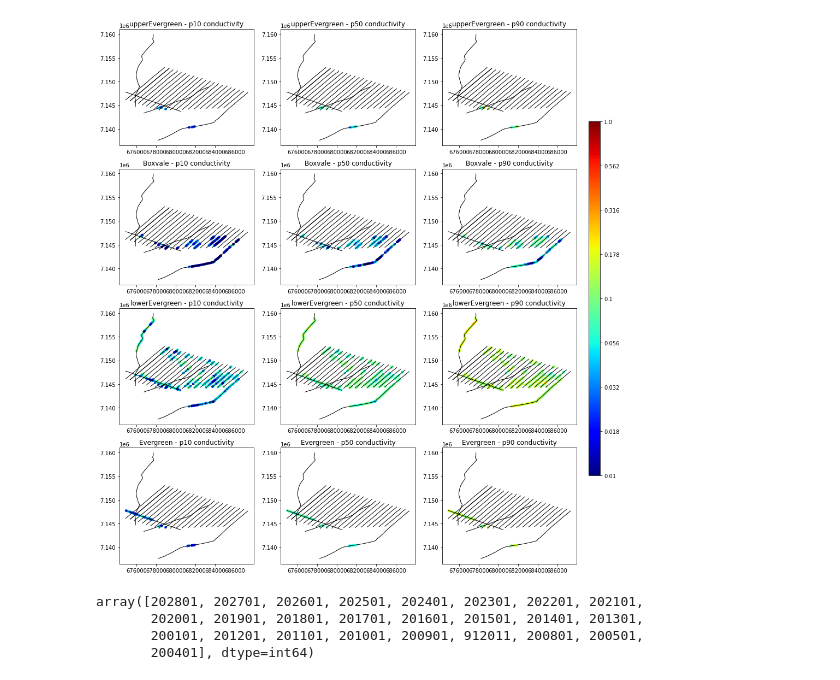
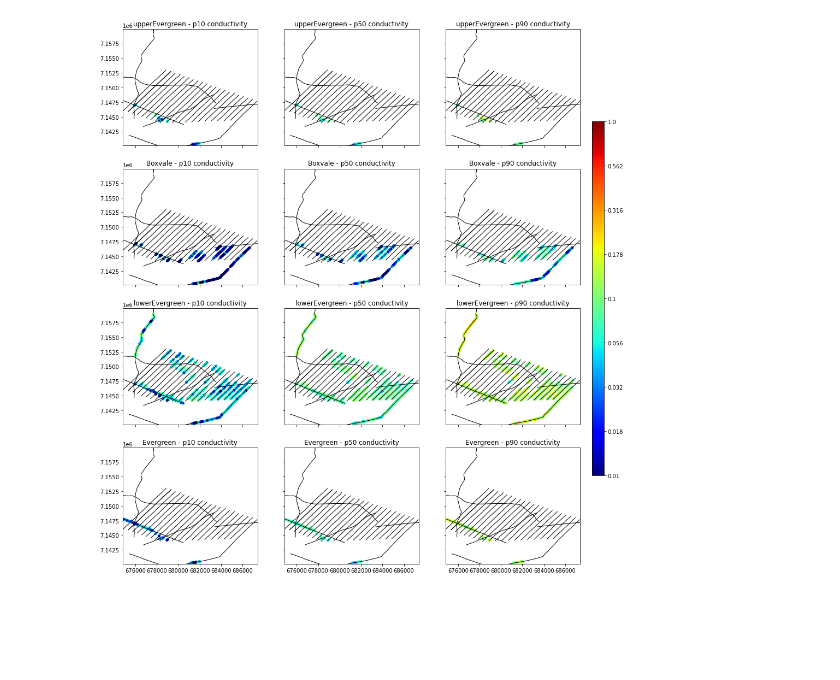
Before and after one commit to Neil-Symington/aem_interp_dash, a Jupyter notebook: workflow/calculate_conductance.ipynb, the cells around one changed output. Drawn from its saved outputs; the diff is of its cells as text; code cells hidden in the pictures; blank space fills up the shorter version.

```diff
--- a/workflow/calculate_conductance.ipynb
+++ b/workflow/calculate_conductance.ipynb
@@ -328,7 +343,7 @@ percentiles = ['p10', 'p50', 'p90']
 
 # Scatter plots for the points
 
-fig, ax_array = plt.subplots(4,3, figsize = (15,18))
+fig, ax_array = plt.subplots(4,3, figsize = (15,18),sharex = True, sharey = True)
 
 for i in range(4):
     for j in range(3):
@@ -337,6 +352,7 @@ for i in range(4):
             ax_array[i,j].plot(linestring.xy[0],
                      linestring.xy[1],
                      'k', linewidth = 1)
+
 
 
 
@@ -354,6 +370,11 @@ for i in range(4):
                                    vmin = np.log10(0.01),
                                    vmax = np.log10(1.), s = 15)
         ax_array[i,j].set_title(interface_list[i] + " - "  + percentiles[j] + " conductivity")
+        # set axis_limit
+        ax_array[i,j].set_xlim(df_conductance['easting'].min() - 100.,
+                               df_conductance['easting'].max() + 100.)
+        ax_array[i,j].set_ylim(df_conductance['northing'].min() - 100.,
+                               df_conductance['northing'].max() + 100.)
 
 fig.subplots_adjust(right=0.9)
 cbar_ax = fig.add_axes([0.92, 0.25, 0.02, 0.5])
@@ -363,40 +384,44 @@ cbar.ax.set_yticklabels([np.round(10**x,3) for x in cbar.ax.get_yticks()])
 plt.savefig(r'C:\temp\Precipice_conductance.png', dpi = 300)
 plt.close('all')
 
-fig, ax_array = plt.subplots(4,3, figsize = (15,18))
+fig, ax_array = plt.subplots(4,3, figsize = (15,18),sharex = True, sharey = True)
 
 for i in range(4):
     for j in range(3):
         for lin in rj.data['line'][:]:
             linestring  = lci.flight_lines[lin]
             ax_array[i,j].plot(linestring.xy[0],
                      linestring.xy[1],
                      'k', linewidth = 1)
 
 
 
 for i in range(4):
     for j in range(3):
         # subset by condition
         layer_mask = df_conductance['layer'] == interface_list[i+4]
 
         df_ss = df_conductance[layer_mask]
         im = ax_array[i, j].scatter(df_ss['easting'].values,
                                    df_ss['northing'].values,
                                    c = np.log10(df_ss['conductance_' + percentiles[j]].values),
                                    cmap = 'jet',
                                    vmin = np.log10(0.01),
                                    vmax = np.log10(1.), s = 15)
         ax_array[i,j].set_title(interface_list[i+4] + " - "  + percentiles[j] + " conductivity")
+        ax_array[i,j].set_xlim(df_conductance['easting'].min() - 100.,
+                               df_conductance['easting'].max() + 100.)
+        ax_array[i,j].set_ylim(df_conductance['northing'].min() - 100.,
+                               df_conductance['northing'].max() + 100.)
 
 fig.subplots_adjust(right=0.9)
 cbar_ax = fig.add_axes([0.92, 0.25, 0.02, 0.5])
 
 cbar = fig.colorbar(im, cax=cbar_ax)
 cbar.ax.set_yticklabels([np.round(10**x,3) for x in cbar.ax.get_yticks()])
 plt.savefig(r'C:\temp\Evergeen_conductance.png', dpi = 300)
 # %% [output]
-[figure, old version]
+[figure, new version]
 # %%
 # Now lets write out a geodataframe
 
@@ -423,10 +448,3 @@ for item in interface_list:
 mask = np.isin(gdf_lines['lineNumber'].values, df_interp["line"].unique())
 
 gdf_lines[mask].to_file(outfile, layer='flightLines', driver="GPKG")
-# %%
-df_interp["line"].unique()
-# %% [output]
-array([202801, 202701, 202601, 202501, 202401, 202301, 202201, 202101,
-       202001, 201901, 201801, 201701, 201601, 201501, 201401, 201301,
-       200101, 201201, 201101, 201001, 200901, 912011, 200801, 200501,
-       200401], dtype=int64)
```
Also changed, not shown: parts of 4 cells of this notebook, 8 other files.
